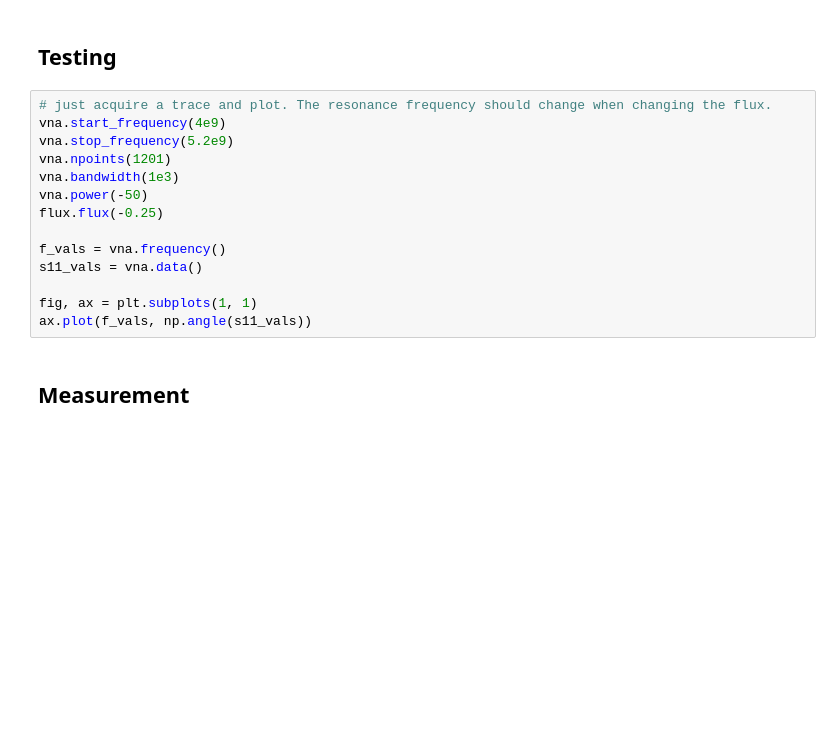
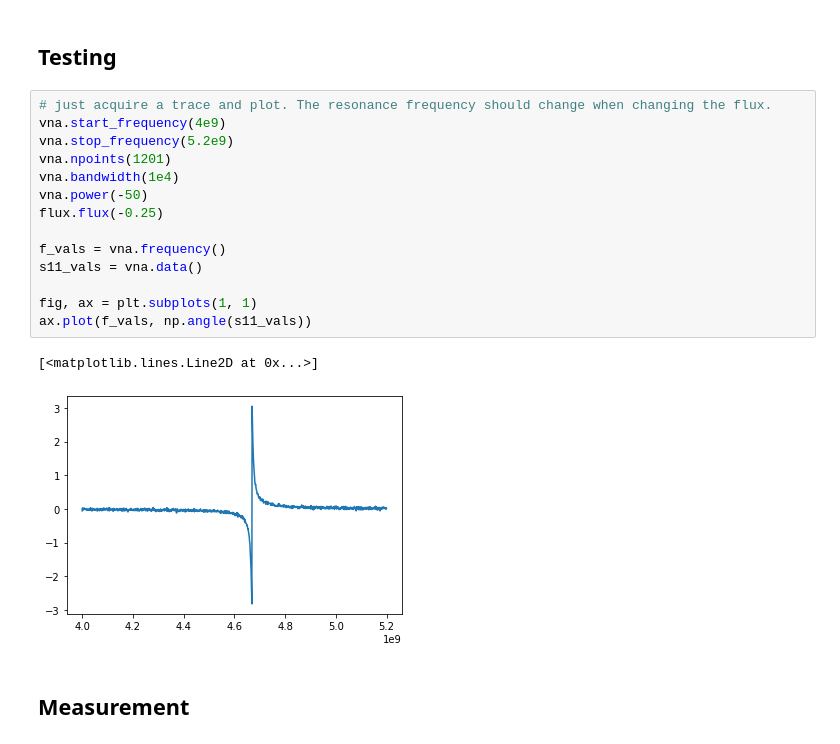
Before and after one commit to toolsforexperiments/recipes, a Jupyter notebook: dummy_measurement_without_server/measurement_notebook.ipynb, the cells around one changed output. Drawn from its saved outputs; the diff is of its cells as text; blank space fills up the shorter version.

```diff
--- a/dummy_measurement_without_server/measurement_notebook.ipynb
+++ b/dummy_measurement_without_server/measurement_notebook.ipynb
@@ -54,17 +56,20 @@ station.add_component(flux)
 # %%
 # just acquire a trace and plot. The resonance frequency should change when changing the flux.
 vna.start_frequency(4e9)
 vna.stop_frequency(5.2e9)
 vna.npoints(1201)
-vna.bandwidth(1e3)
+vna.bandwidth(1e4)
 vna.power(-50)
 flux.flux(-0.25)
 
 f_vals = vna.frequency()
 s11_vals = vna.data()
 
 fig, ax = plt.subplots(1, 1)
 ax.plot(f_vals, np.angle(s11_vals))
+# %% [output]
+[<matplotlib.lines.Line2D at 0x...>]
+[figure, added]
 # %% [markdown]
 ## Measurement
 # %% [markdown]
```
Also changed, not shown: parts of 4 cells of this notebook, 2 other files.
